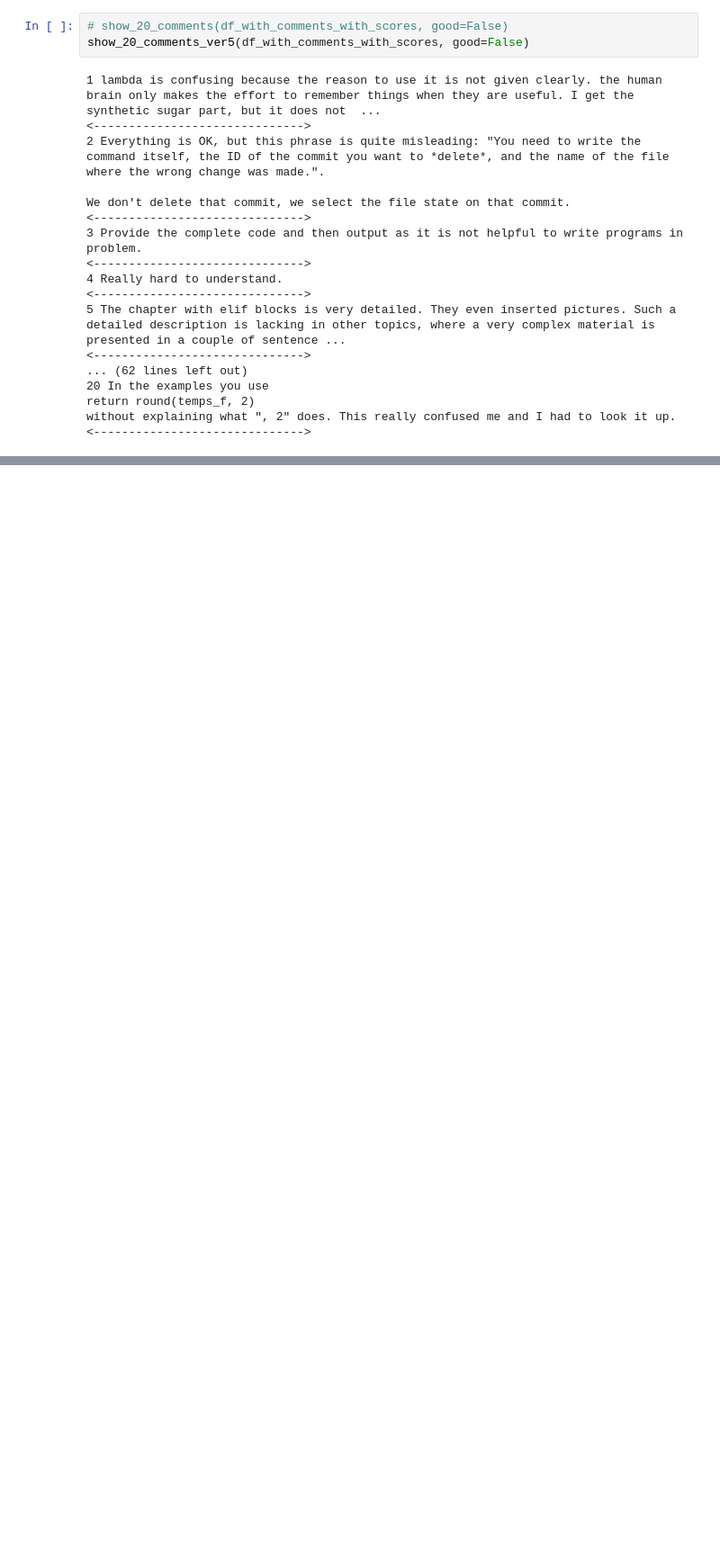
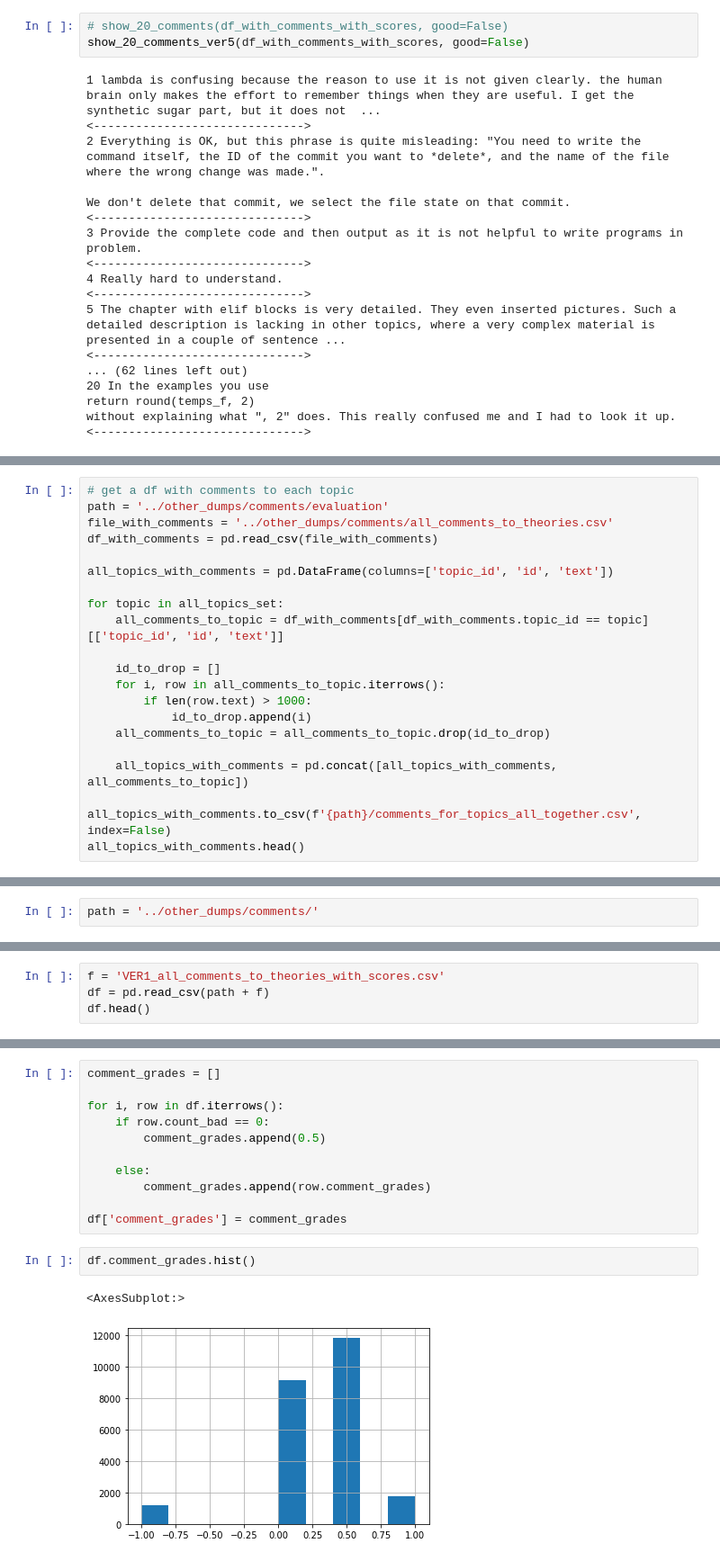
Before and after one commit to kr-ann/re-ada, a Jupyter notebook: 9.3 - Comments - procedure for evaluation of training corpus division.ipynb, the cells around one changed output, grey strips where cells are left out. Shown at 90% size. Cells and saved outputs as stored; diff of their text form; blank space fills up the shorter version.

Commit message:
add files on comments processing
files with the processing of comments for various versions of the rule-based algorithm

```diff
--- a/9.3 - Comments - procedure for evaluation of training corpus division.ipynb
+++ b/9.3 - Comments - procedure for evaluation of training corpus division.ipynb
@@ -278,0 +497,21 @@ If ∣t∣ is the length of the string and ∣p∣ is the length of the pattern,
+# %%
+# get a df with comments to each topic
+path = '../other_dumps/comments/evaluation'
+file_with_comments = '../other_dumps/comments/all_comments_to_theories.csv'
+df_with_comments = pd.read_csv(file_with_comments)
+
+all_topics_with_comments = pd.DataFrame(columns=['topic_id', 'id', 'text'])
+
+for topic in all_topics_set:
+    all_comments_to_topic = df_with_comments[df_with_comments.topic_id == topic][['topic_id', 'id', 'text']]
+
+    id_to_drop = []
+    for i, row in all_comments_to_topic.iterrows():
+        if len(row.text) > 1000:
+            id_to_drop.append(i)
+    all_comments_to_topic = all_comments_to_topic.drop(id_to_drop)
+
+    all_topics_with_comments = pd.concat([all_topics_with_comments, all_comments_to_topic])
+
+all_topics_with_comments.to_csv(f'{path}/comments_for_topics_all_together.csv', index=False)
+all_topics_with_comments.head()
@@ -278,0 +624,2 @@ If ∣t∣ is the length of the string and ∣p∣ is the length of the pattern,
+# %%
+path = '../other_dumps/comments/'
@@ -278,0 +628,4 @@ If ∣t∣ is the length of the string and ∣p∣ is the length of the pattern,
+# %%
+f = 'VER1_all_comments_to_theories_with_scores.csv'
+df = pd.read_csv(path + f)
+df.head()
@@ -278,0 +639,16 @@ If ∣t∣ is the length of the string and ∣p∣ is the length of the pattern,
+# %%
+comment_grades = []
+
+for i, row in df.iterrows():
+    if row.count_bad == 0:
+        comment_grades.append(0.5)
+
+    else:
+        comment_grades.append(row.comment_grades)
+
+df['comment_grades'] = comment_grades
+# %%
+df.comment_grades.hist()
+# %% [output]
+<AxesSubplot:>
+[figure, added]
```
Also changed, not shown: parts of 45 cells of this notebook, 8 other files.
